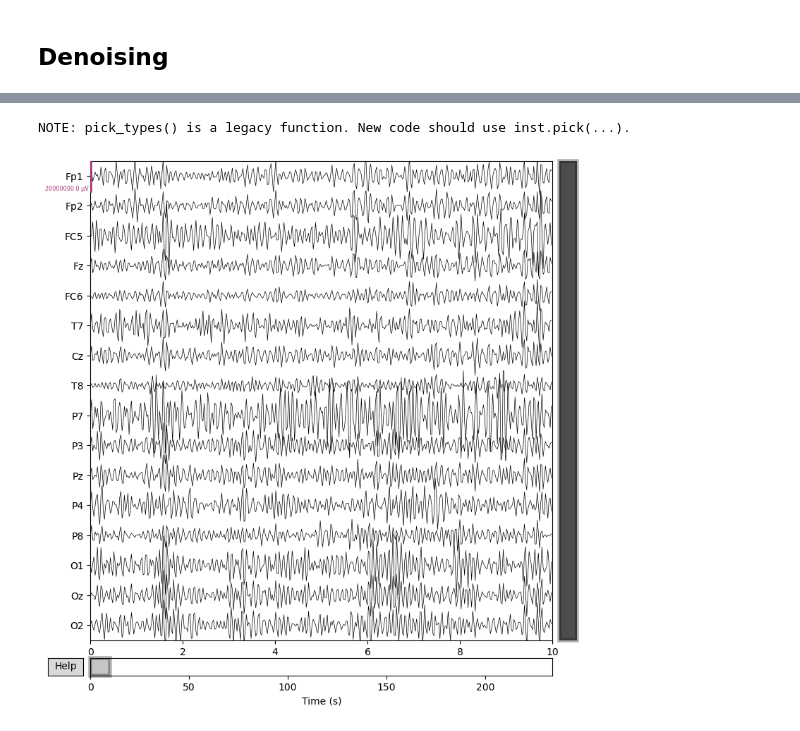
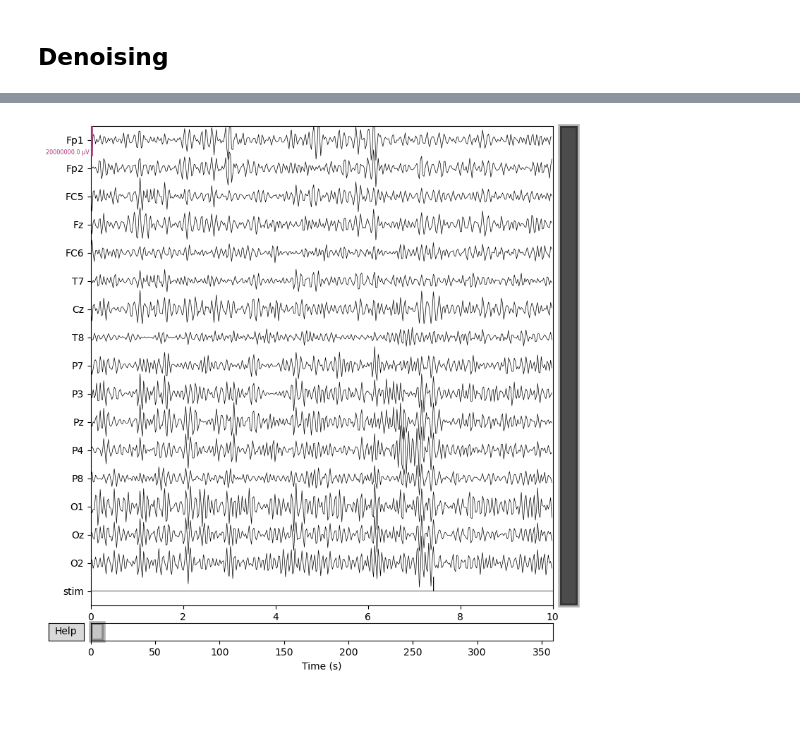
Before and after one commit to raghdaneiazyy6/WinkWatch-with-Wazowski, a Jupyter notebook: eye_state_EEG.ipynb, the cells around one changed output, grey strips where cells are left out. Drawn from its saved outputs; the diff is of its cells as text; code cells hidden in the pictures.

```diff
--- a/eye_state_EEG.ipynb
+++ b/eye_state_EEG.ipynb
@@ -82,7 +83,7 @@ Fitting ICA took 0.3s.
 # %%
-eeg_picks = subjects_Filtered_data[0].pick_types(eeg = True)
+# eeg_picks = subjects_Filtered_data[0].pick_types(eeg = True)
 scalings = {'eeg': 10}
-eeg_picks.plot(scalings = scalings);
+# eeg_picks.plot(scalings = scalings);
+subjects_Filtered_data[1].plot(scalings = scalings);
 # %% [output]
-NOTE: pick_types() is a legacy function. New code should use inst.pick(...).
-[figure, old version]
+[figure, new version]
```
Also changed, not shown: parts of 6 cells of this notebook.
